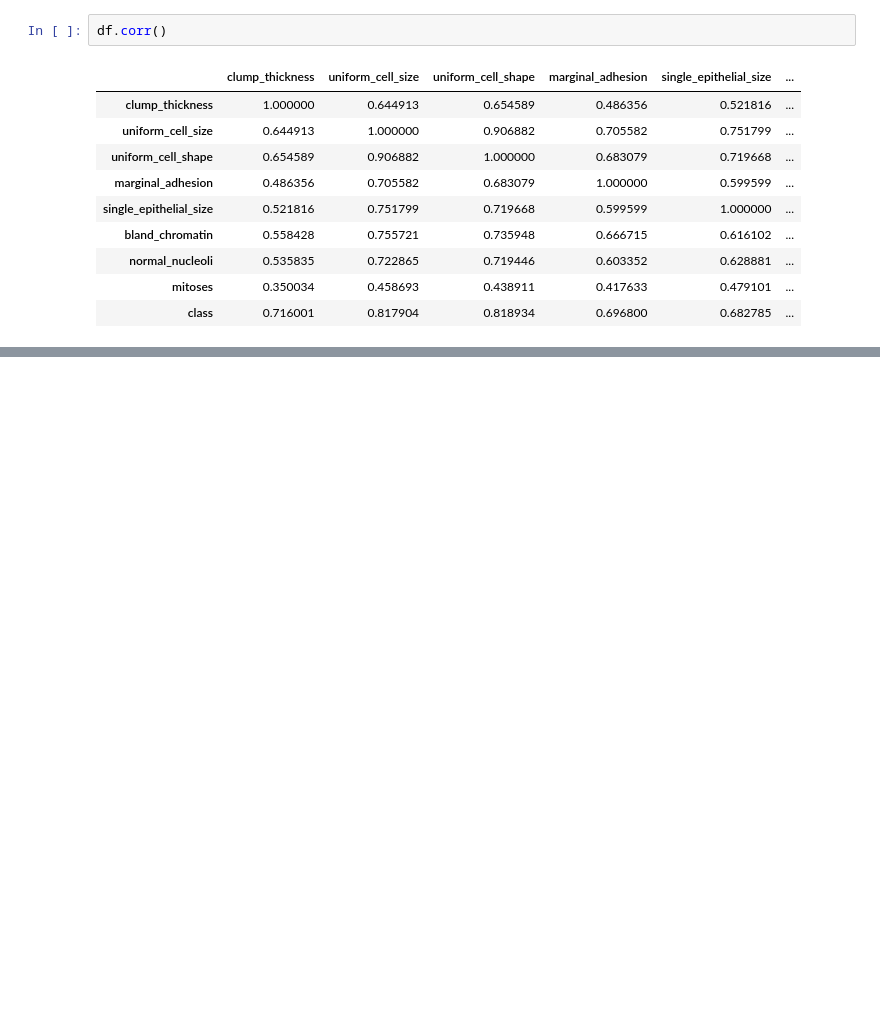
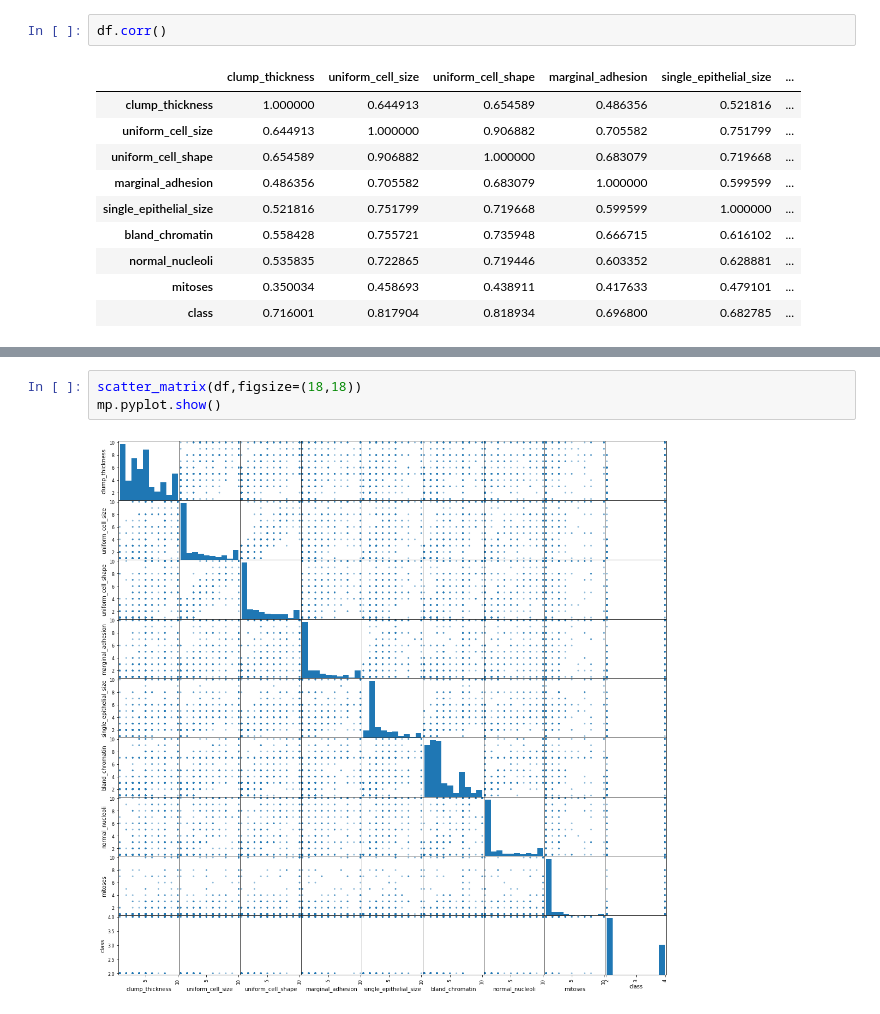
Before and after one commit to kumar306/BreastCancerDetection-SVMKNNClassifier, a Jupyter notebook: breastcancerdetection.ipynb, the cells around one changed output, grey strips where cells are left out. Drawn from its saved outputs; the diff is of its cells as text; blank space fills up the shorter version.

```diff
--- a/breastcancerdetection.ipynb
+++ b/breastcancerdetection.ipynb
@@ -74,0 +80,5 @@ df.corr()
+# %%
+scatter_matrix(df,figsize=(18,18))
+mp.pyplot.show()
+# %% [output]
+[figure, added]
```
Also changed, not shown: parts of 1 cell of this notebook.
